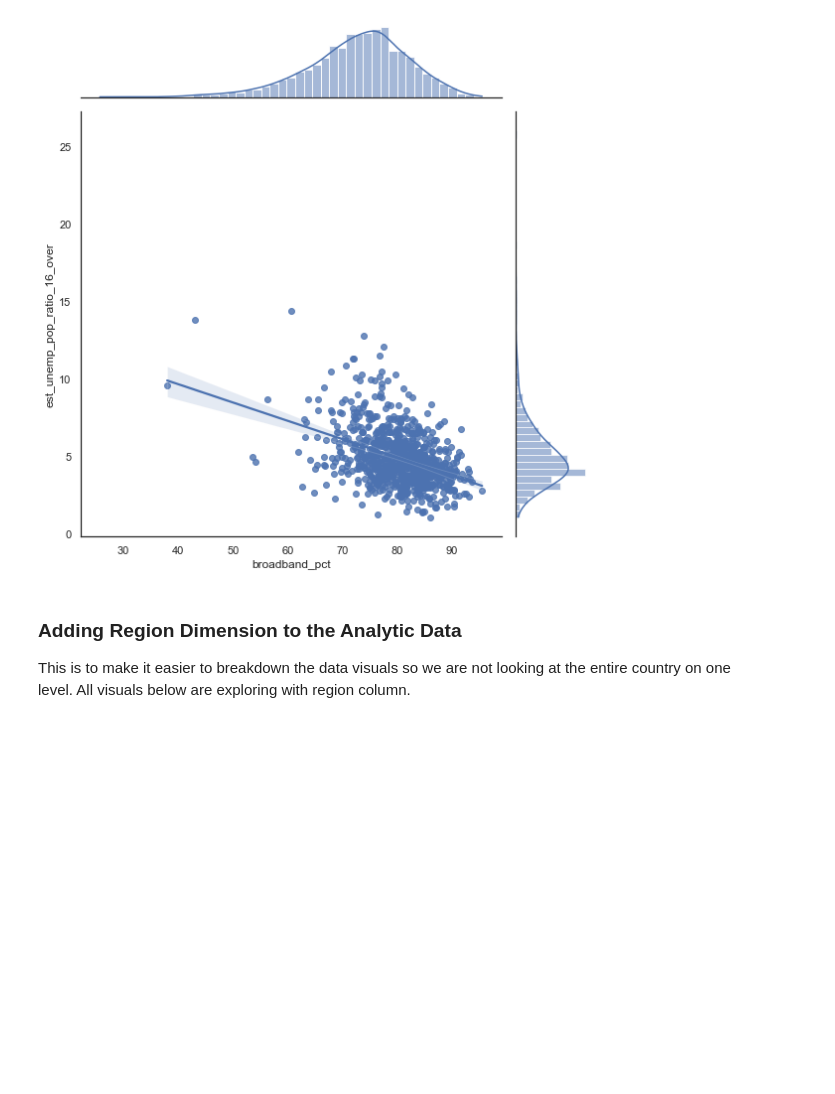
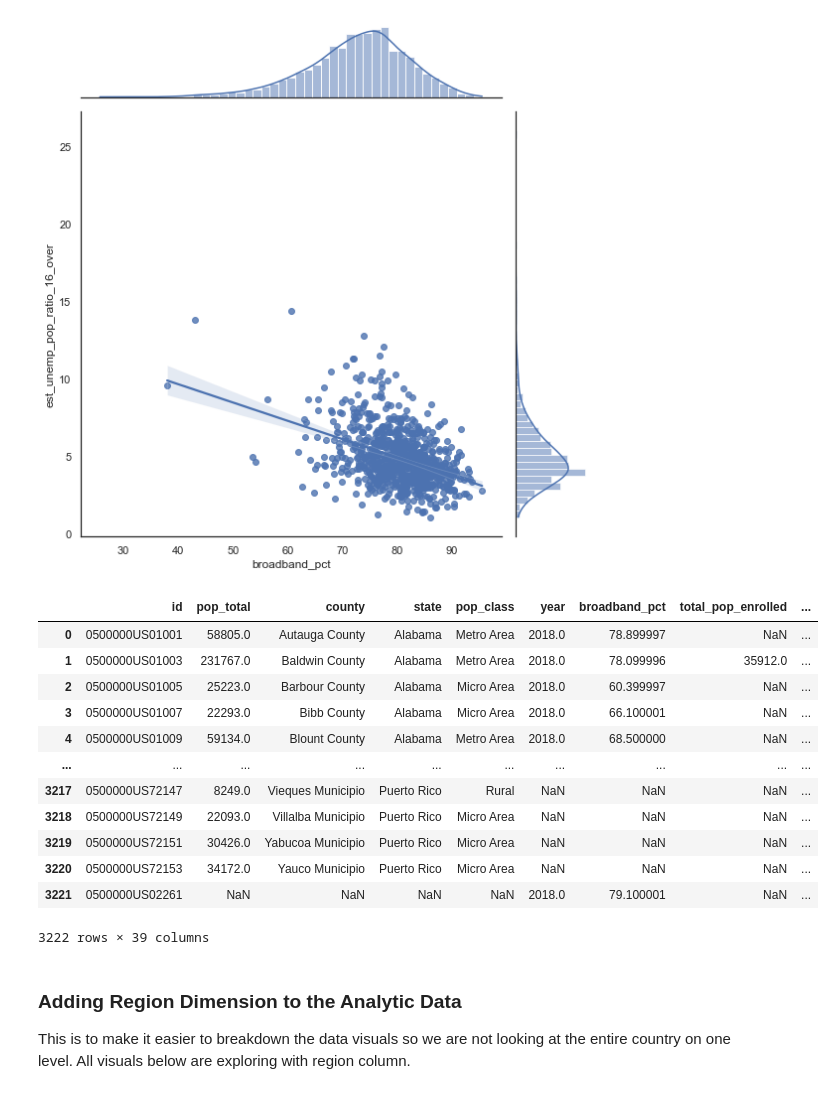
Before and after one commit to mosymns13/DS4A-Team13-Digital-Divide-Project, a Jupyter notebook: Analytic Dataset.ipynb, the cells around one changed output. Cells and saved outputs as stored; diff of their text form; code cells hidden in the pictures; blank space fills up the shorter version.

```diff
--- a/Analytic Dataset.ipynb
+++ b/Analytic Dataset.ipynb
@@ -245,6 +245,22 @@ sns.jointplot(data = analytic_data, x = "broadband_pct", y = "est_unemp_pop_rati
               kind = "reg", height = 8);
 # %% [output]
 [figure]
+# %%
+analytic_data
+# %% [output]
+|  | id | pop_total | county | state | pop_class | year | broadband_pct | total_pop_enrolled | ... |
+| 0 | 0500000US01001 | 58805.0 | Autauga County | Alabama | Metro Area | 2018.0 | 78.899997 | NaN | ... |
+| 1 | 0500000US01003 | 231767.0 | Baldwin County | Alabama | Metro Area | 2018.0 | 78.099996 | 35912.0 | ... |
+| 2 | 0500000US01005 | 25223.0 | Barbour County | Alabama | Micro Area | 2018.0 | 60.399997 | NaN | ... |
+| 3 | 0500000US01007 | 22293.0 | Bibb County | Alabama | Micro Area | 2018.0 | 66.100001 | NaN | ... |
+| 4 | 0500000US01009 | 59134.0 | Blount County | Alabama | Metro Area | 2018.0 | 68.500000 | NaN | ... |
+| ... | ... | ... | ... | ... | ... | ... | ... | ... | ... |
+| 3217 | 0500000US72147 | 8249.0 | Vieques Municipio | Puerto Rico | Rural | NaN | NaN | NaN | ... |
+| 3218 | 0500000US72149 | 22093.0 | Villalba Municipio | Puerto Rico | Micro Area | NaN | NaN | NaN | ... |
+| 3219 | 0500000US72151 | 30426.0 | Yabucoa Municipio | Puerto Rico | Micro Area | NaN | NaN | NaN | ... |
+| 3220 | 0500000US72153 | 34172.0 | Yauco Municipio | Puerto Rico | Micro Area | NaN | NaN | NaN | ... |
+| 3221 | 0500000US02261 | NaN | NaN | NaN | NaN | 2018.0 | 79.100001 | NaN | ... |
+3222 rows × 39 columns
 # %% [markdown]
 ### Adding Region Dimension to the Analytic Data
 
```
Also changed, not shown: parts of 15 cells of this notebook, 4 other files.
